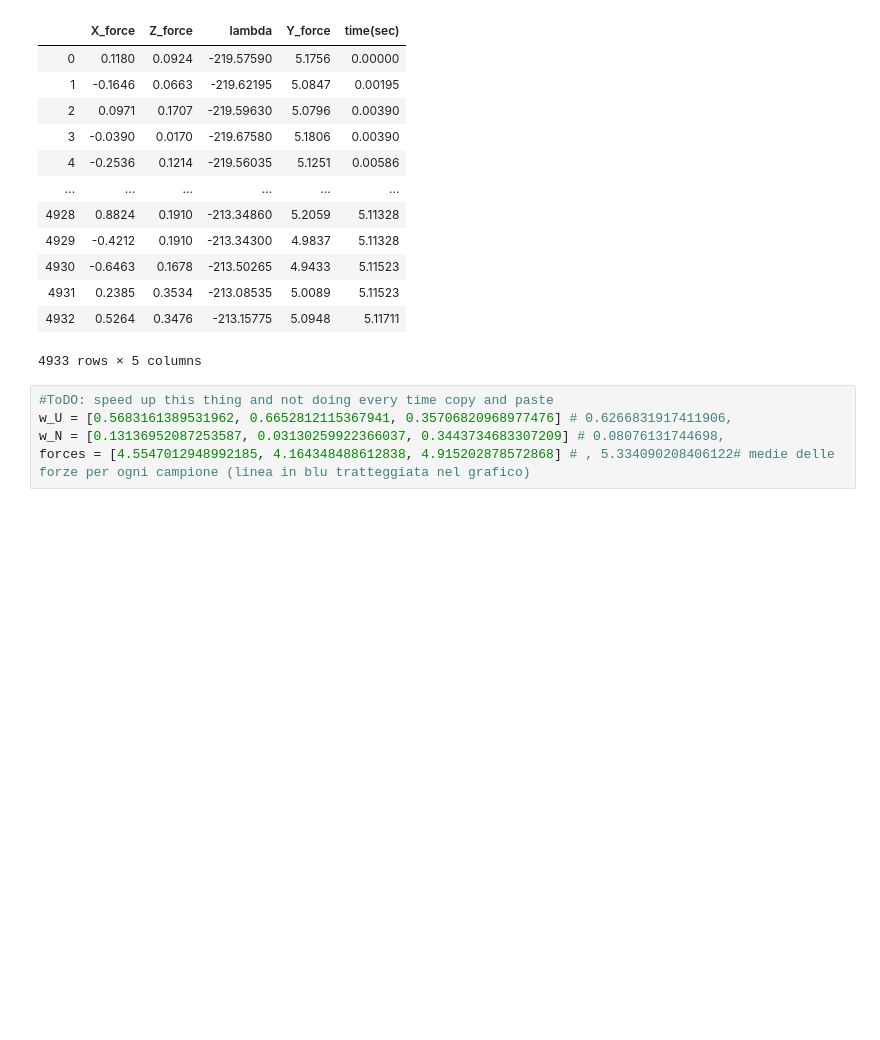
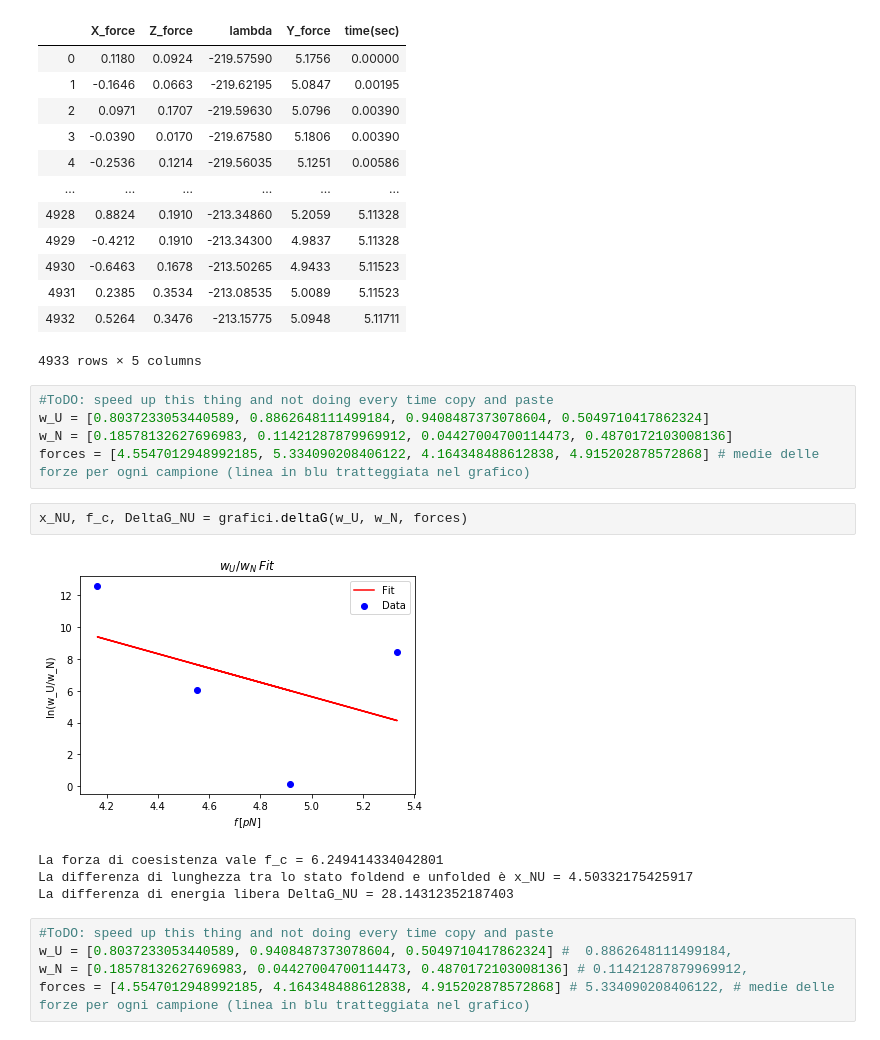
Before and after one commit to RiccardoTancredi/TesiTriennale, a Jupyter notebook: hopping.ipynb, the cells around one changed output. Saved outputs shown, nothing was run; the diff lists cells and outputs as text; blank space fills up the shorter version.

```diff
--- a/hopping.ipynb
+++ b/hopping.ipynb
@@ -186,9 +206,21 @@ data_frame
 | 4931 | 0.2385 | 0.3534 | -213.08535 | 5.0089 | 5.11523 |
 | 4932 | 0.5264 | 0.3476 | -213.15775 | 5.0948 | 5.11711 |
 4933 rows × 5 columns
+# %%
+#ToDO: speed up this thing and not doing every time copy and paste
+w_U = [0.8037233053440589, 0.8862648111499184, 0.9408487373078604, 0.5049710417862324]
+w_N = [0.18578132627696983, 0.11421287879969912, 0.04427004700114473, 0.4870172103008136]
+forces = [4.5547012948992185, 5.334090208406122, 4.164348488612838, 4.915202878572868] # medie delle forze per ogni campione (linea in blu tratteggiata nel grafico)
+# %%
+x_NU, f_c, DeltaG_NU = grafici.deltaG(w_U, w_N, forces)
+# %% [output]
+[figure, added]
+La forza di coesistenza vale f_c = 6.249414334042801
+La differenza di lunghezza tra lo stato foldend e unfolded è x_NU = 4.50332175425917
+La differenza di energia libera DeltaG_NU = 28.14312352187403
 # %%
 #ToDO: speed up this thing and not doing every time copy and paste
-w_U = [0.5683161389531962, 0.6652812115367941, 0.35706820968977476] # 0.6266831917411906,
-w_N = [0.13136952087253587, 0.03130259922366037, 0.3443734683307209] # 0.08076131744698,
-forces = [4.5547012948992185, 4.164348488612838, 4.915202878572868] # , 5.334090208406122# medie delle forze per ogni campione (linea in blu tratteggiata nel grafico)
+w_U = [0.8037233053440589, 0.9408487373078604, 0.5049710417862324] #  0.8862648111499184,
+w_N = [0.18578132627696983, 0.04427004700114473, 0.4870172103008136] # 0.11421287879969912,
+forces = [4.5547012948992185, 4.164348488612838, 4.915202878572868] # 5.334090208406122, # medie delle forze per ogni campione (linea in blu tratteggiata nel grafico)
 # %%
```
Also changed, not shown: parts of 20 cells of this notebook, 45 other files.
